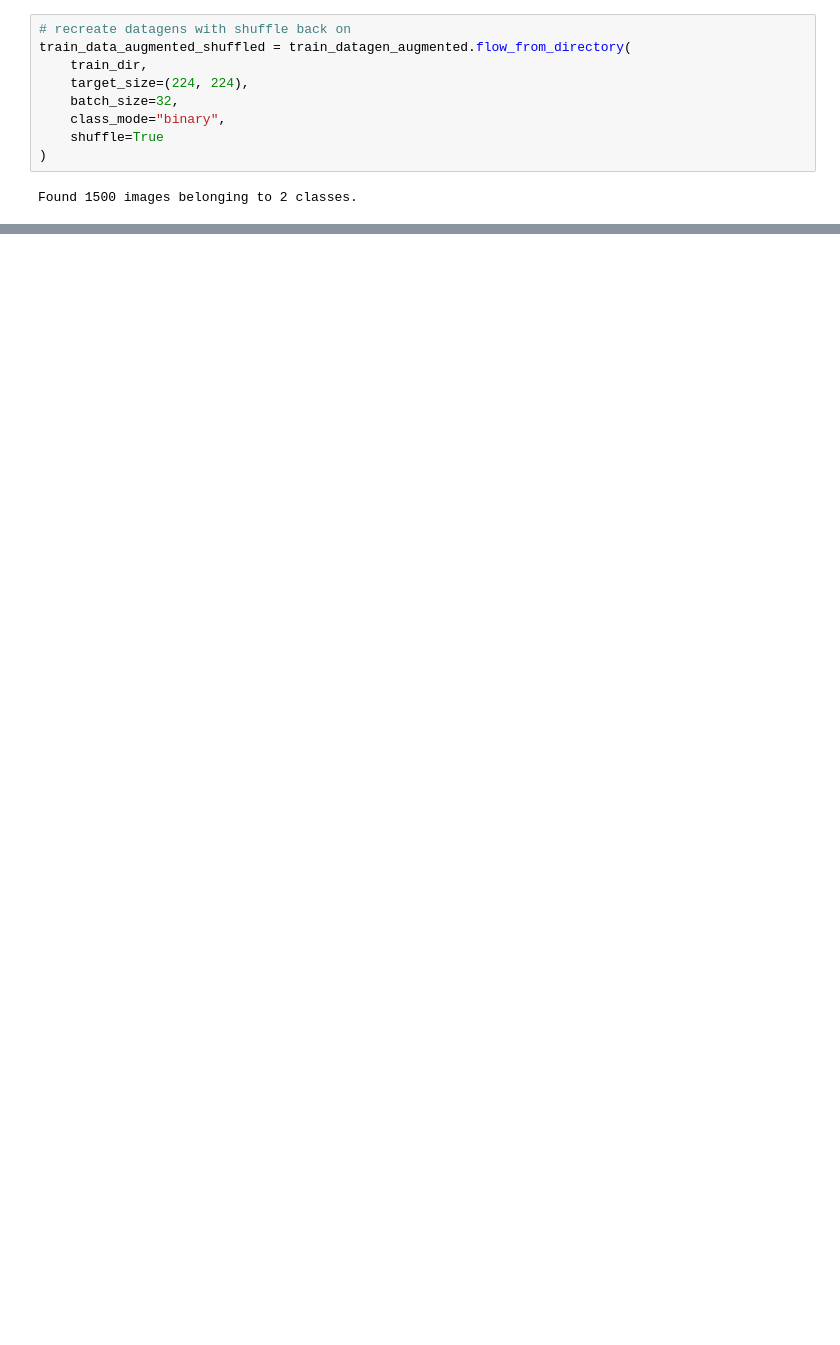
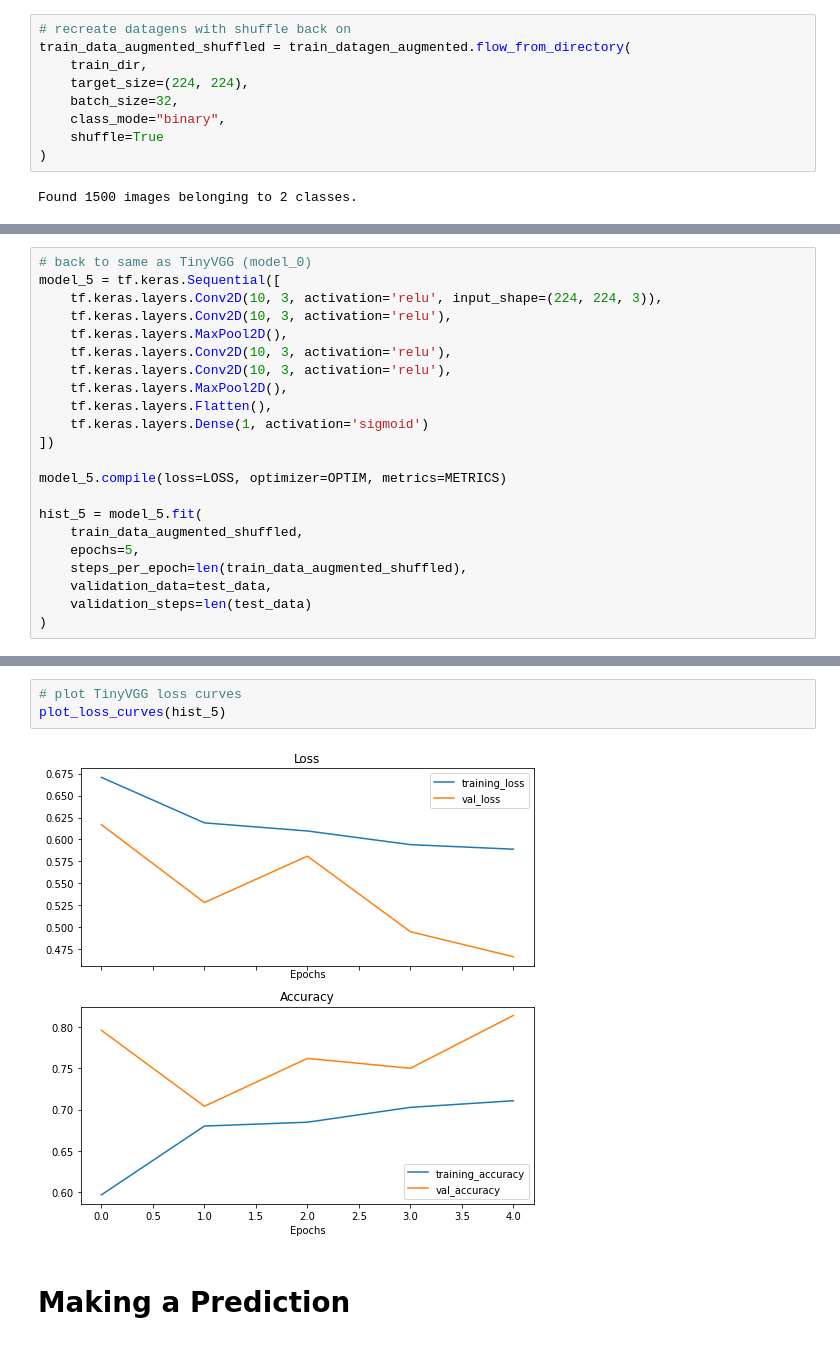
Before and after one commit to hiydavid/tfdev-learning, a Jupyter notebook: ZTM/notebooks/tfdev_03_computer_vision_convolutional_neural_networks.ipynb, the cells around one changed output, grey strips where cells are left out. Drawn from its saved outputs; the diff is of its cells as text; blank space fills up the shorter version.

```diff
--- a/ZTM/notebooks/tfdev_03_computer_vision_convolutional_neural_networks.ipynb
+++ b/ZTM/notebooks/tfdev_03_computer_vision_convolutional_neural_networks.ipynb
@@ -573,0 +574,22 @@ plot_loss_curves(hist_4)
+# %%
+# back to same as TinyVGG (model_0)
+model_5 = tf.keras.Sequential([
+    tf.keras.layers.Conv2D(10, 3, activation='relu', input_shape=(224, 224, 3)),
+    tf.keras.layers.Conv2D(10, 3, activation='relu'),
+    tf.keras.layers.MaxPool2D(),
+    tf.keras.layers.Conv2D(10, 3, activation='relu'),
+    tf.keras.layers.Conv2D(10, 3, activation='relu'),
+    tf.keras.layers.MaxPool2D(),
+    tf.keras.layers.Flatten(),
+    tf.keras.layers.Dense(1, activation='sigmoid')
+])
+
+model_5.compile(loss=LOSS, optimizer=OPTIM, metrics=METRICS)
+
+hist_5 = model_5.fit(
+    train_data_augmented_shuffled,
+    epochs=5,
+    steps_per_epoch=len(train_data_augmented_shuffled),
+    validation_data=test_data,
+    validation_steps=len(test_data)
+)
@@ -573,0 +607,7 @@ plot_loss_curves(hist_4)
+# %%
+# plot TinyVGG loss curves
+plot_loss_curves(hist_5)
+# %% [output]
+[figure, added]
+# %% [markdown]
+# Making a Prediction
```
Also changed, not shown: parts of 22 cells of this notebook.
